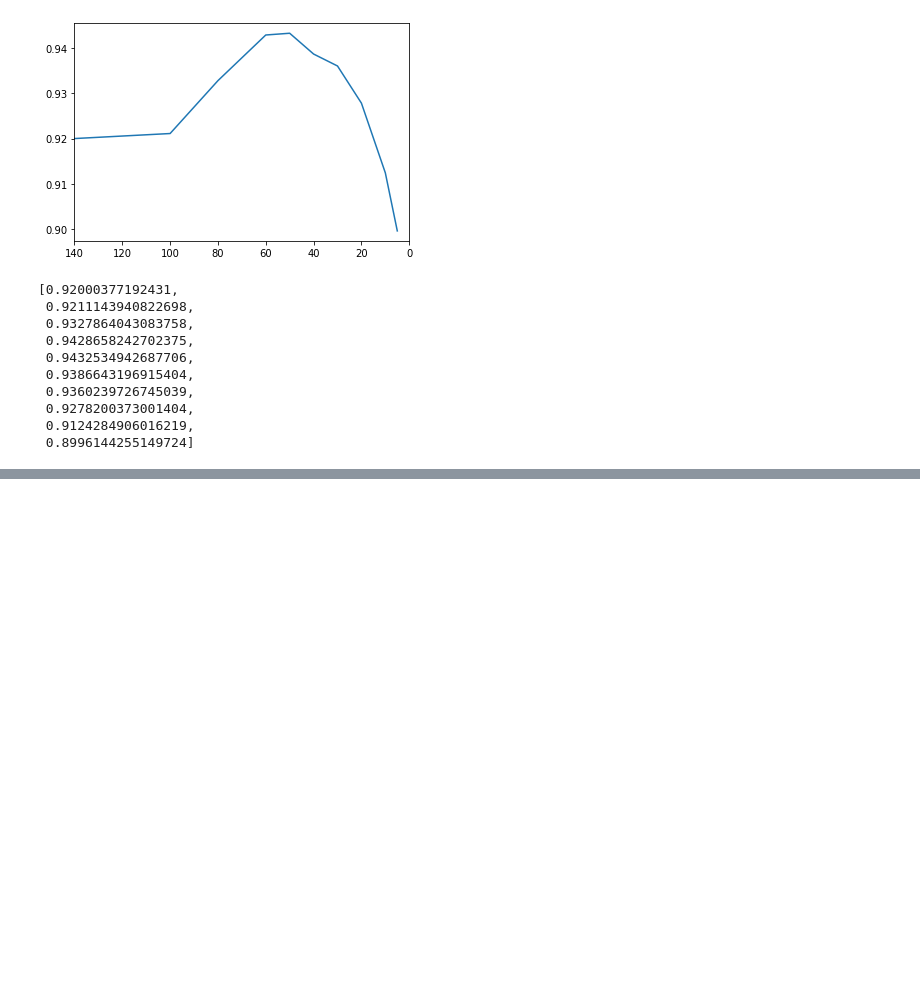
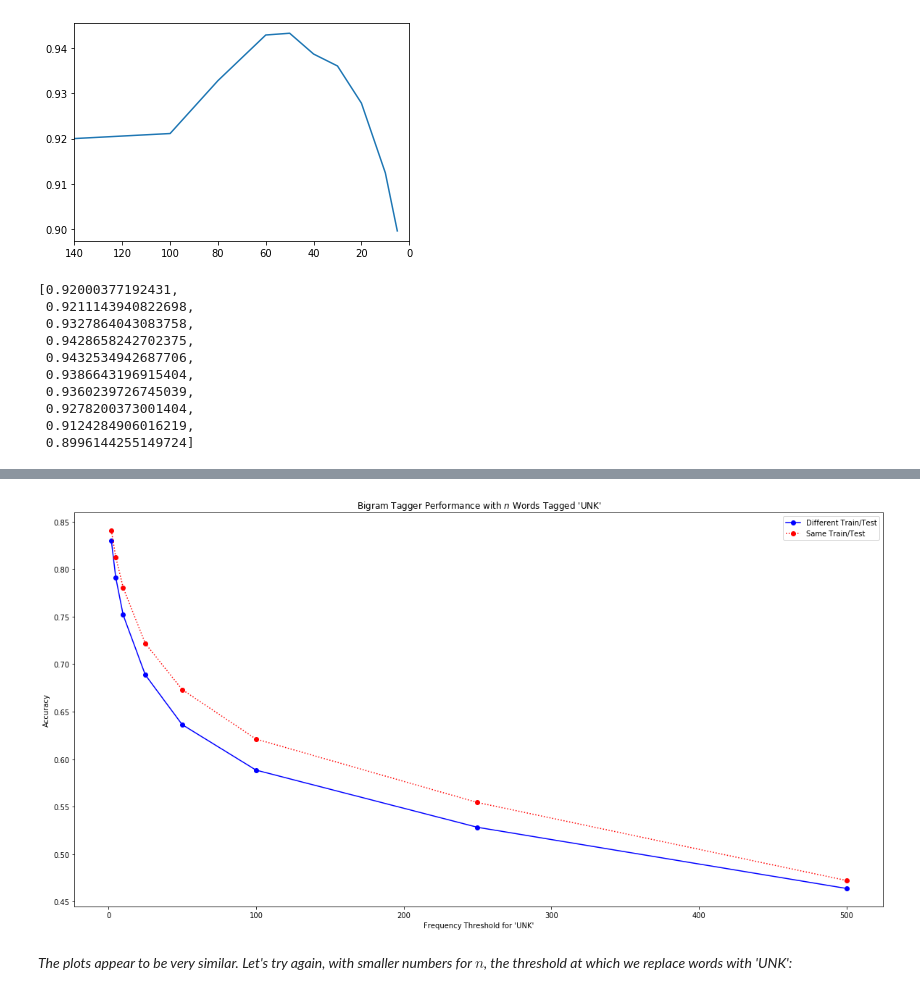
Before and after one commit to STRZGR/Natural-Language-Processing-with-Python-Analyzing-Text-with-the-Natural-Language-Toolkit, a Jupyter notebook: Chapter 05/NLTK Chapter 5 - Exercises.ipynb, the cells around one changed output, grey strips where cells are left out. Saved outputs shown, nothing was run; the diff lists cells and outputs as text; code cells hidden in the pictures; blank space fills up the shorter version.

```diff
--- a/Chapter 05/NLTK Chapter 5 - Exercises.ipynb
+++ b/Chapter 05/NLTK Chapter 5 - Exercises.ipynb
@@ -1158,0 +1424,40 @@ perf
+# %%
+sizes = [2, 5, 10, 25, 50, 100, 250, 500]
+perfs2 = []
+
+for s in sizes:
+
+    bns_copy = []
+
+    for sent in brown.tagged_sents(categories = "news"):
+        current = []
+        for tagset in sent:
+            if new_freq[tagset[0].lower()] <= s:
+                current.append(('UNK', tagset[1]))
+            else:
+                current.append(tagset)
+        bns_copy.append(current)
+
+    size = int(len(brown.tagged_sents(categories = "news")) * 0.9)
+    train = bns_copy[:size]
+    test = bns_copy[size:]
+
+    t0 = nltk.DefaultTagger('NN')
+    t1 = nltk.UnigramTagger(train, backoff = t0)
+    t2 = nltk.BigramTagger(train, backoff = t1)
+    perfs2.append(t2.evaluate(test))
+# %%
+import matplotlib.pyplot as plt
+
+plt.figure(figsize=(20,10))
+plt.plot(sizes, perfs, '-bo', label = "Different Train/Test")
+plt.plot(sizes, perfs2, ':ro', label = "Same Train/Test")
+plt.title("Bigram Tagger Performance with $n$ Words Tagged 'UNK'")
+plt.xlabel("Frequency Threshold for 'UNK'")
+plt.ylabel('Accuracy')
+plt.legend(loc = 'best')
+plt.show()
+# %% [output]
+[figure, added]
+# %% [markdown]
+*The plots appear to be very similar.  Let's try again, with smaller numbers for $n$, the threshold at which we replace words with 'UNK':*
```
Also changed, not shown: parts of 64 cells of this notebook.
